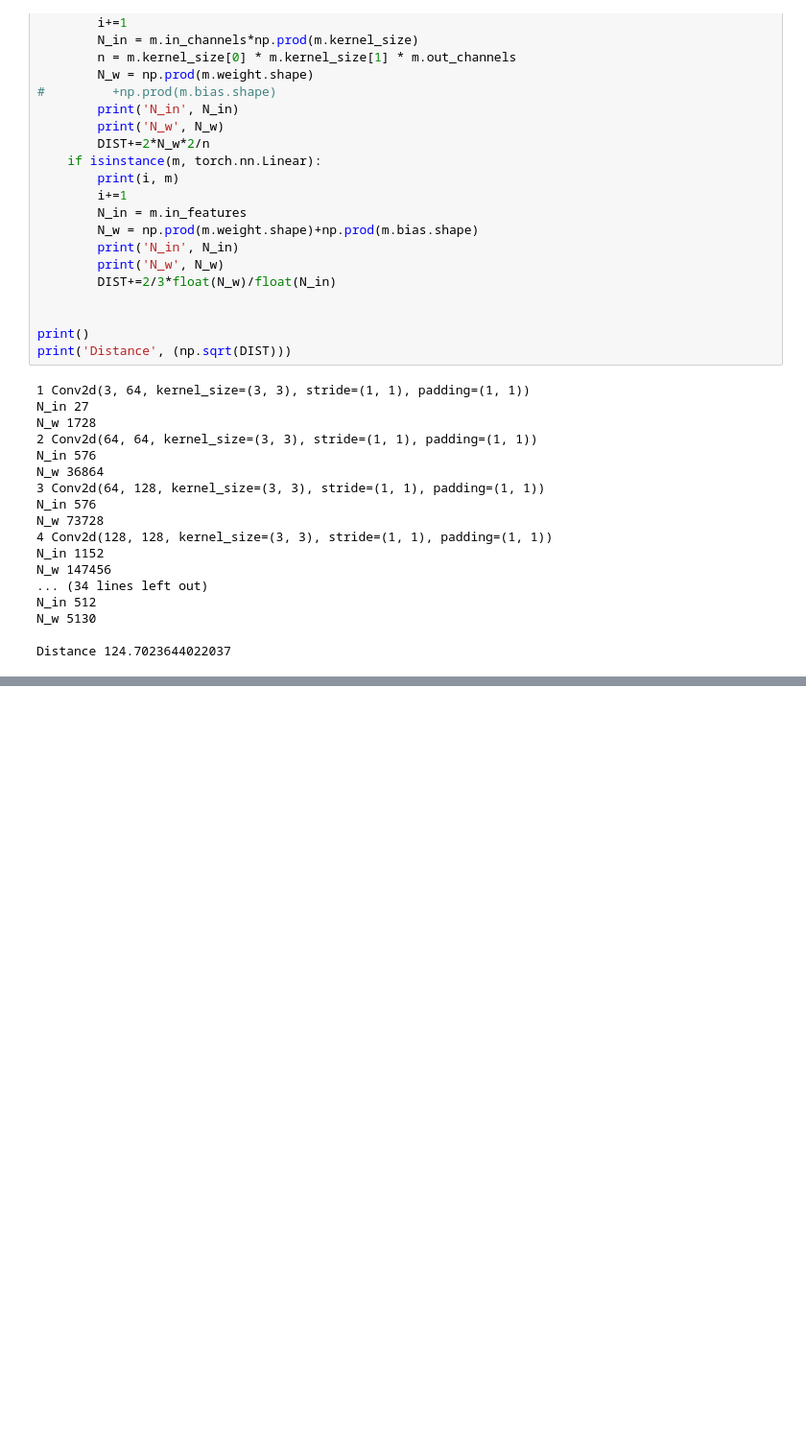
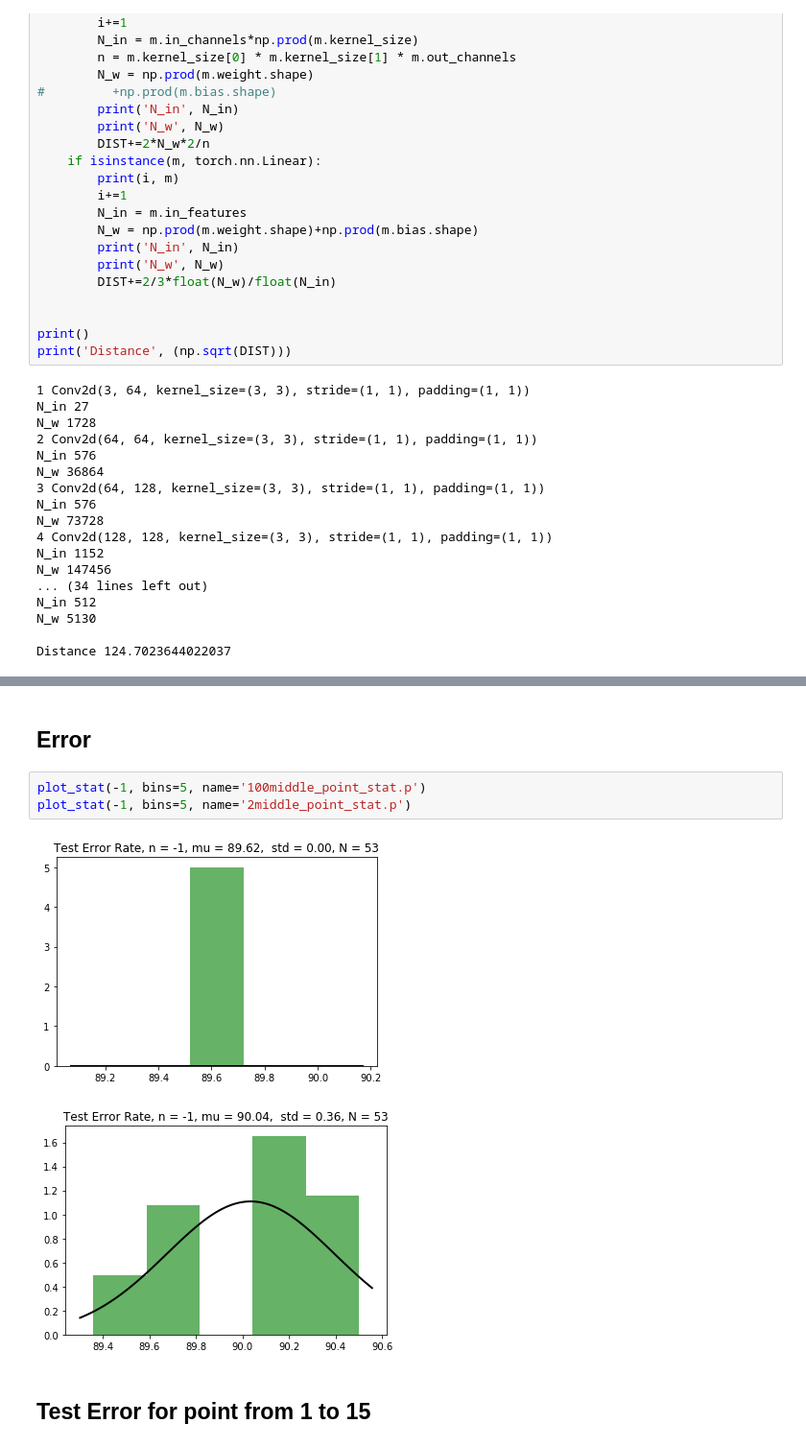
Before and after one commit to avecplezir/dnn-mode-connectivity, a Jupyter notebook: compute_statistic.ipynb, the cells around one changed output, grey strips where cells are left out. Shown at 96% size. Drawn from its saved outputs; the diff is of its cells as text; blank space fills up the shorter version.

```diff
--- a/compute_statistic.ipynb
+++ b/compute_statistic.ipynb
@@ -100,3 +108,13 @@ from scipy.stats import norm
+# %% [markdown]
+## Error
+# %%
+plot_stat(-1, bins=5, name='100middle_point_stat.p')
+plot_stat(-1, bins=5, name='2middle_point_stat.p')
+# %% [output]
+[figure, added]
+[figure, added]
+# %% [markdown]
+##  Test Error for point from 1 to 15
 # %%
 def plot_stat(n, bins=5, name = None):
     if name is None:
```
Also changed, not shown: parts of 15 cells of this notebook, 26 other files.
